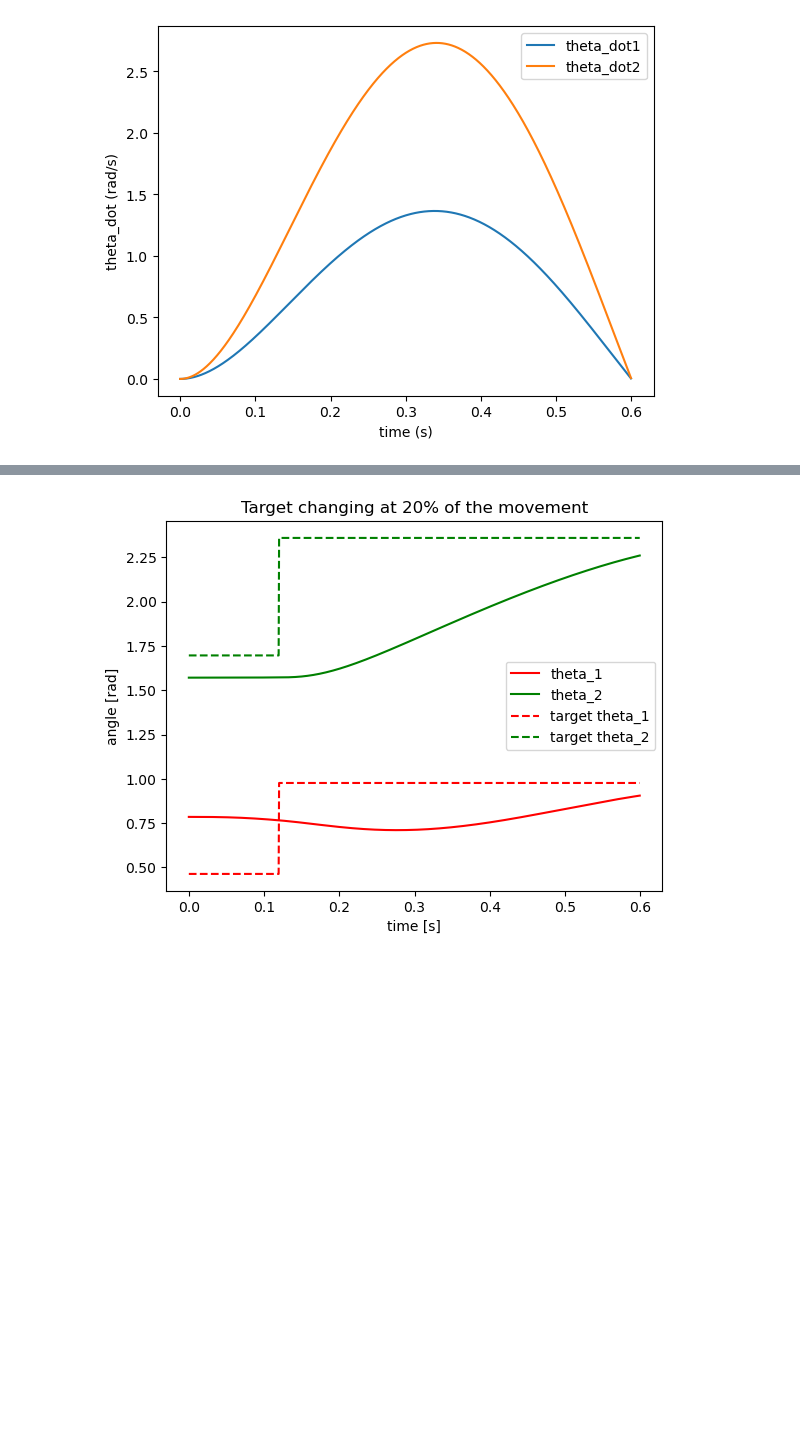
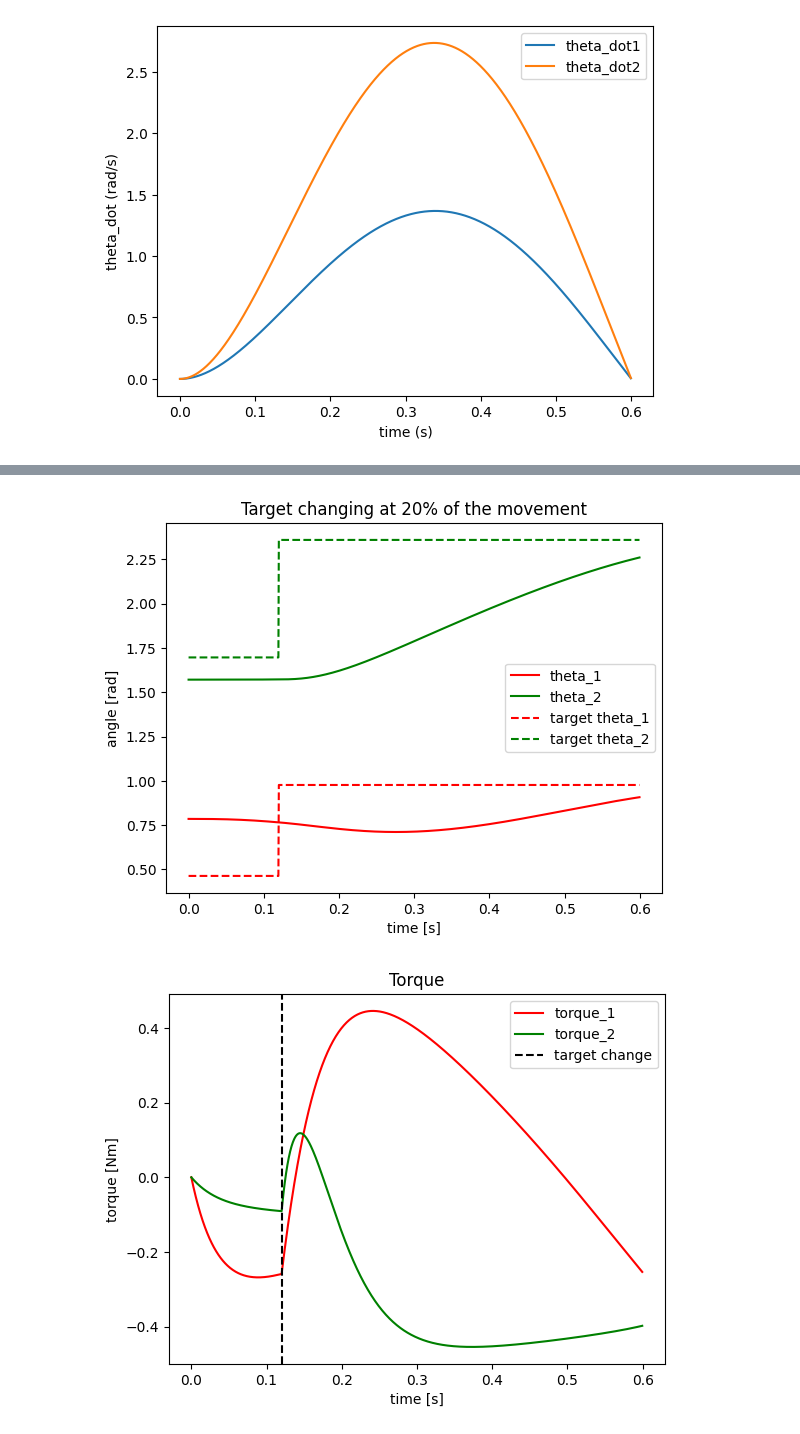
Before and after one commit to AcaAac/Neuroscience-EPL, a Jupyter notebook: P1_V8.ipynb, the cells around one changed output, grey strips where cells are left out. Drawn from its saved outputs; the diff is of its cells as text; code cells hidden in the pictures; blank space fills up the shorter version.

```diff
--- a/P1_V8.ipynb
+++ b/P1_V8.ipynb
@@ -530,34 +525,47 @@ x2 = np.zeros((N-int(N*change_factor),12,1))
 x2[0,:,:] = np.array([x1[int(N*change_factor)-1,0,0], x1[int(N*change_factor)-1,1,0], x1[int(N*change_factor)-1,2,0], x1[int(N*change_factor)-1,3,0], x1[int(N*change_factor)-1,4,0], x1[int(N*change_factor)-1,5,0], angles[0,2], angles[1,2], 0, 0, 0, 0]).reshape((12,1))
 x2 = forward_optimal_control(N-int(N*change_factor), A, B, R, L, x2, 12)
 
 # unite the 2 parts
 x[0:int(N*change_factor),:,:] = x1
 x[int(N*change_factor):N,:,:] = x2
 
 time = 0.6 # seconds
 x_axis = np.arange(0, time, time/N)
 plt.plot(x_axis, x[:,0,0], color = 'r', label = "theta_1")
 plt.plot(x_axis, x[:,1,0], color = 'g', label = "theta_2")
 # plot target angles
 # trend theta_1
 target_theta_1 = np.ones(N)
 target_theta_1[0:int(N*change_factor)] = np.ones(int(N*change_factor))*angles[0,1]
 target_theta_1[int(N*change_factor):N] = np.ones(N-int(N*change_factor))*angles[0,2]
 plt.plot(x_axis, target_theta_1, '--', color='r', label = 'target theta_1')
 # trend theta_2
 target_theta_2 = np.ones(N)
 target_theta_2[0:int(N*change_factor)] = np.ones(int(N*change_factor))*angles[1,1]
 target_theta_2[int(N*change_factor):N] = np.ones(N-int(N*change_factor))*angles[1,2]
 plt.plot(x_axis, target_theta_2, '--', color='g', label = 'target theta_2')
 plt.xlabel("time [s]")
 plt.ylabel("angle [rad]")
 plt.title('Target changing at 20% of the movement')
 # changing time
 #plt.axvline(x = time*change_factor, color = 'k', linestyle = "--", label = 'target change')
 plt.legend()
 plt.show()
+
+# plot the torques before and after the change where the change is an axvline
+# on one plot i want torque_dot_1 as if there was no change and when there is the change
+# on the other plot torque_dot_2 as if there was no change and when there is the change
+plt.plot(x_axis, x[:,4,0], color = 'r', label = "torque_1")
+plt.plot(x_axis, x[:,5,0], color = 'g', label = "torque_2")
+plt.axvline(x = time*change_factor, color = 'k', linestyle = "--", label = 'target change')
+plt.xlabel("time [s]")
+plt.ylabel("torque [Nm]")
+plt.title('Torque')
+plt.legend()
+plt.show()
 # %% [output]
-[figure, old version]
+[figure, new version]
+[figure, added]
 # %%
 ### Simulate a mechanical perturbation ###
 
```
Also changed, not shown: parts of 5 cells of this notebook, 10 other files.
